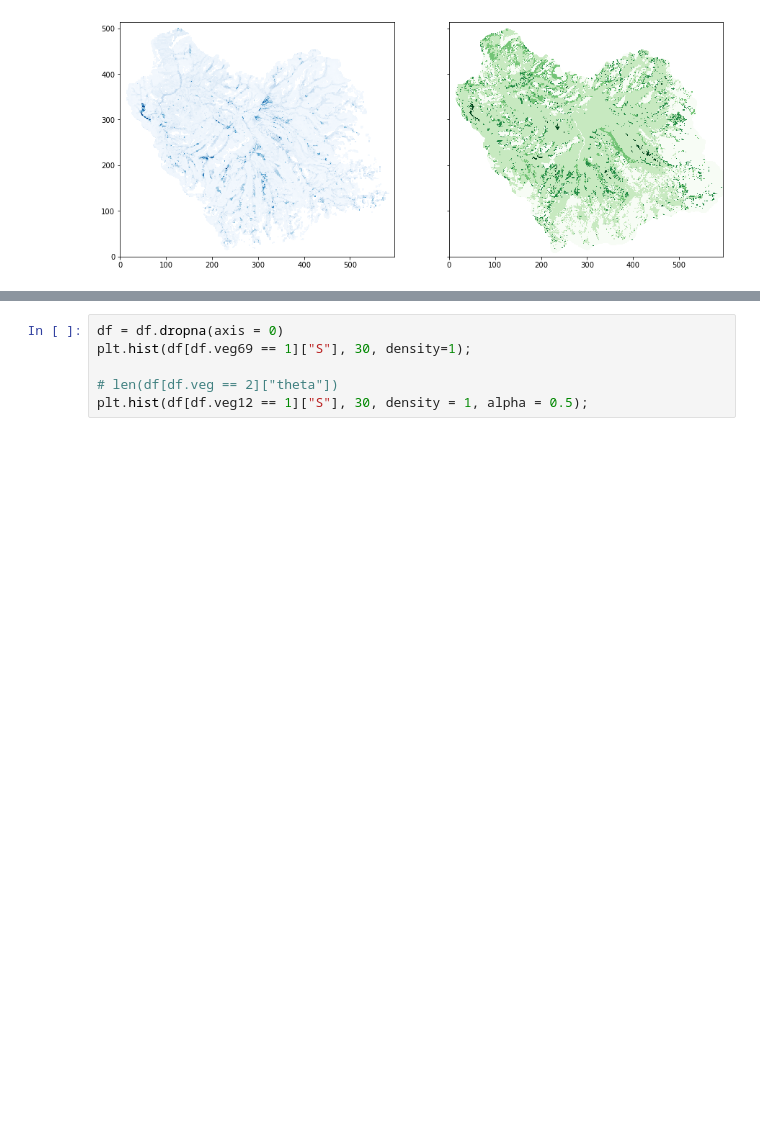
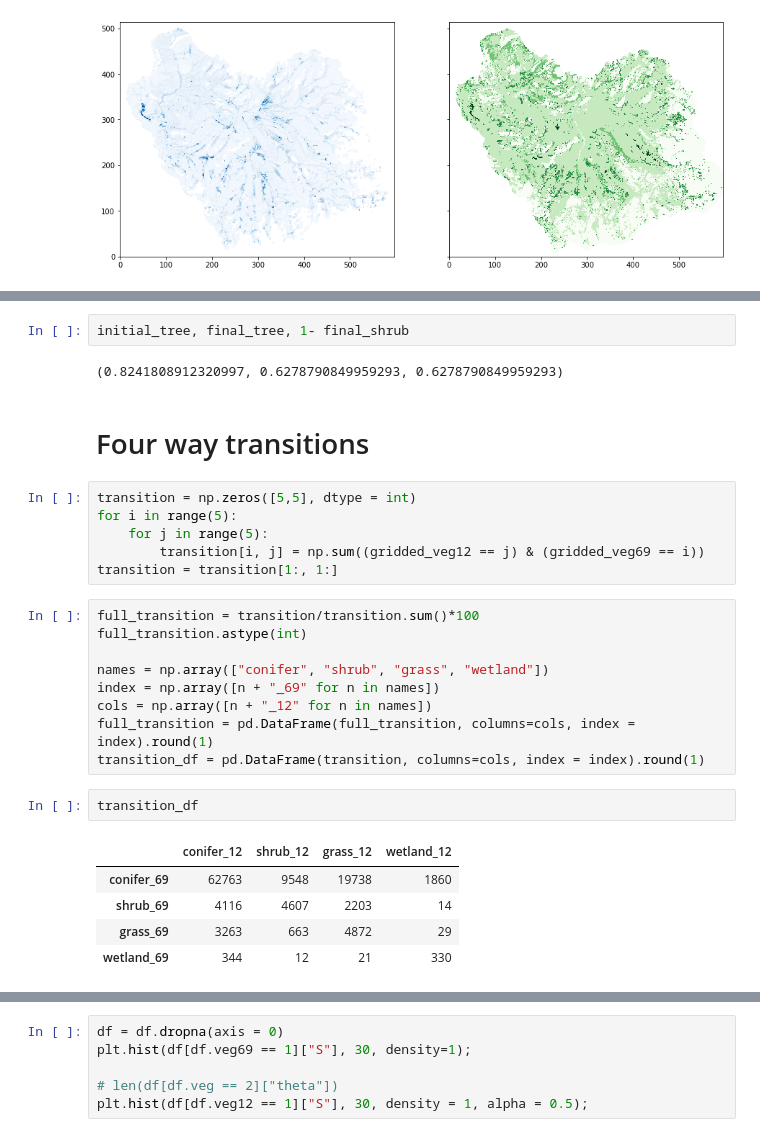
Before and after one commit to octavia-crompton/fire, a Jupyter notebook: notebooks/open veg maps - less.ipynb, the cells around one changed output, grey strips where cells are left out. Cells and saved outputs as stored; diff of their text form; blank space fills up the shorter version.

```diff
--- a/notebooks/open veg maps - less.ipynb
+++ b/notebooks/open veg maps - less.ipynb
@@ -88,0 +238,29 @@ axes[1].pcolormesh(gridded_veg69, cmap = "Greens")
+# %%
+initial_tree, final_tree, 1- final_shrub
+# %% [output]
+(0.8241808912320997, 0.6278790849959293, 0.6278790849959293)
+# %% [markdown]
+# Four way transitions
+# %%
+transition = np.zeros([5,5], dtype = int)
+for i in range(5):
+    for j in range(5):
+        transition[i, j] = np.sum((gridded_veg12 == j) & (gridded_veg69 == i))
+transition = transition[1:, 1:]
+# %%
+full_transition = transition/transition.sum()*100
+full_transition.astype(int)
+
+names = np.array(["conifer", "shrub", "grass", "wetland"])
+index = np.array([n + "_69" for n in names])
+cols = np.array([n + "_12" for n in names])
+full_transition = pd.DataFrame(full_transition, columns=cols, index = index).round(1)
+transition_df = pd.DataFrame(transition, columns=cols, index = index).round(1)
+# %%
+transition_df
+# %% [output]
+|  | conifer_12 | shrub_12 | grass_12 | wetland_12 |
+| conifer_69 | 62763 | 9548 | 19738 | 1860 |
+| shrub_69 | 4116 | 4607 | 2203 | 14 |
+| grass_69 | 3263 | 663 | 4872 | 29 |
+| wetland_69 | 344 | 12 | 21 | 330 |
```
Also changed, not shown: parts of 37 cells of this notebook, 22 other files.
